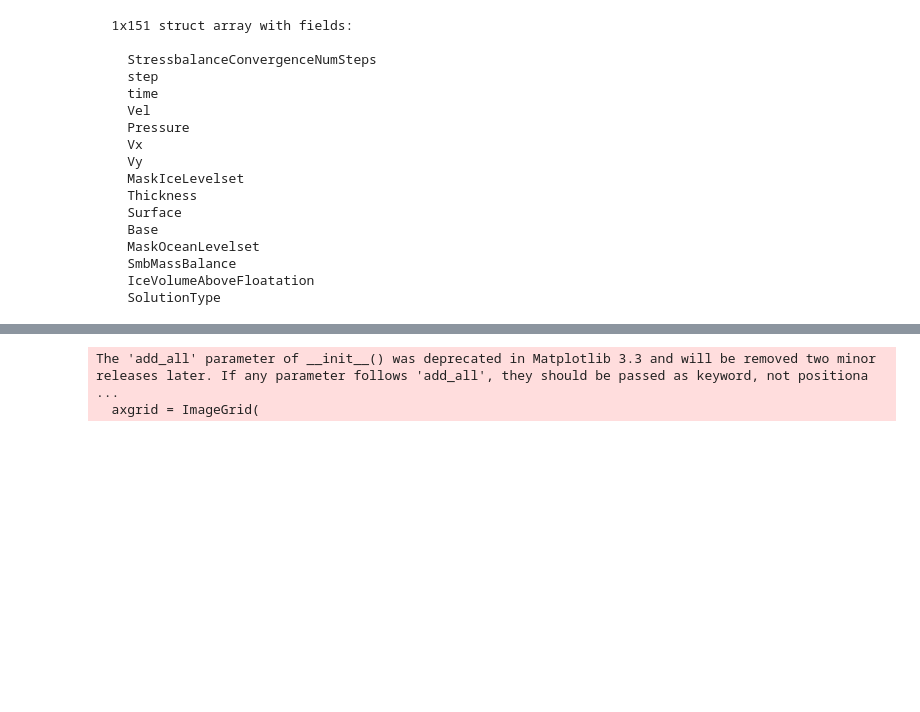
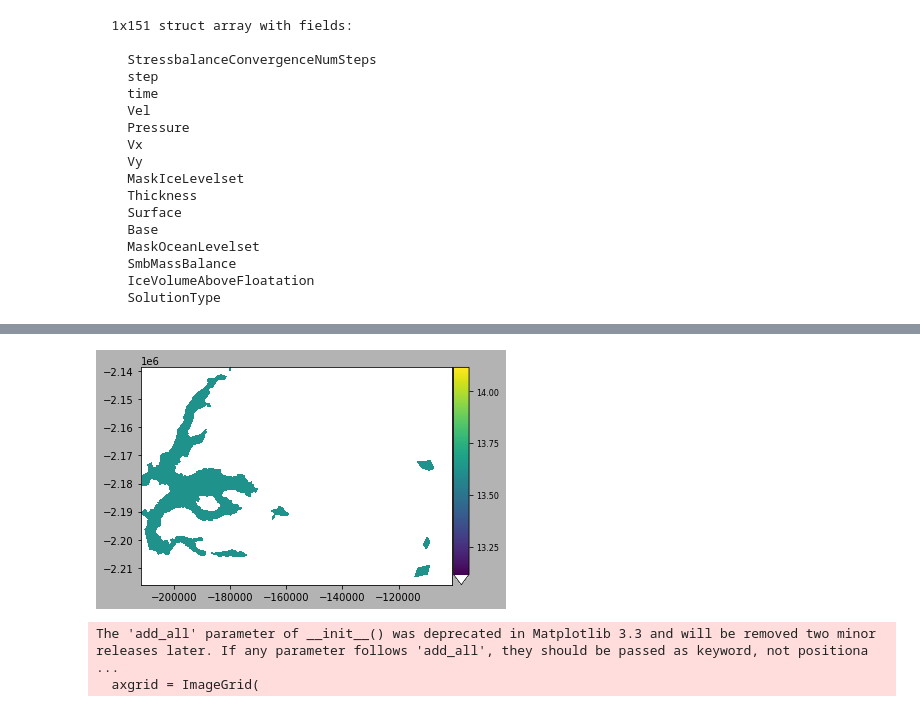
Before and after one commit to dfelikson/GrIS_Outlet_Glacier_Seasonal_dhdt, a Jupyter notebook: relaxation.ipynb, the cells around one changed output, grey strips where cells are left out. Cells and saved outputs as stored; diff of their text form; code cells hidden in the pictures; blank space fills up the shorter version.

```diff
--- a/relaxation.ipynb
+++ b/relaxation.ipynb
@@ -310,0 +320,3 @@ md.results.TransientSolution
+# %%
+plotmodel(md, 'data', np.array(md.frontalforcings.thermalforcing))
+# %% [output]
@@ -311,3 +324,4 @@ md.results.TransientSolution
+[figure, added]
 # %%
 plotmodel(md, 'data', np.array(md.mask.ice_levelset))
 # %% [output]
```
Also changed, not shown: parts of 6 cells of this notebook.
